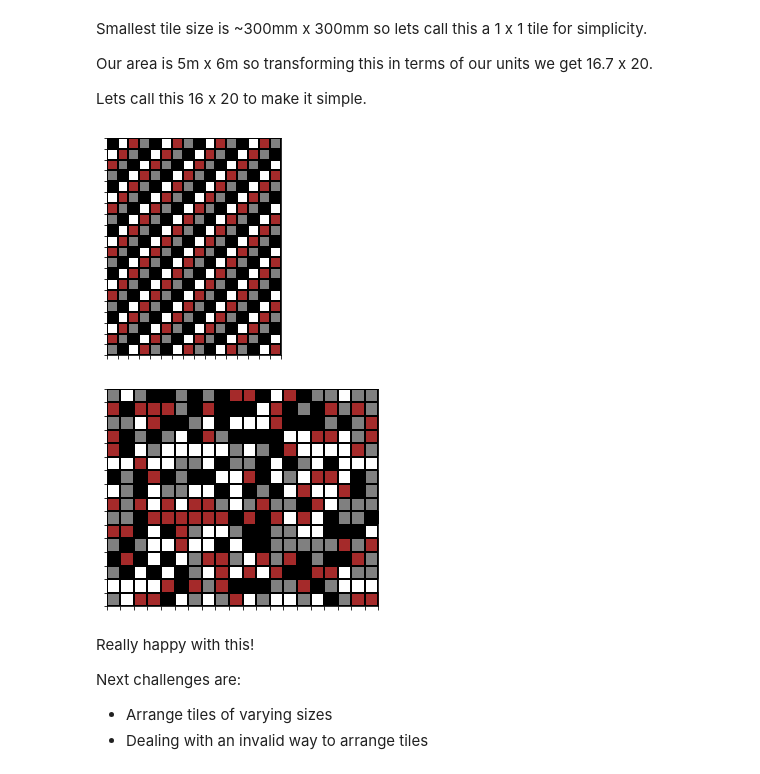
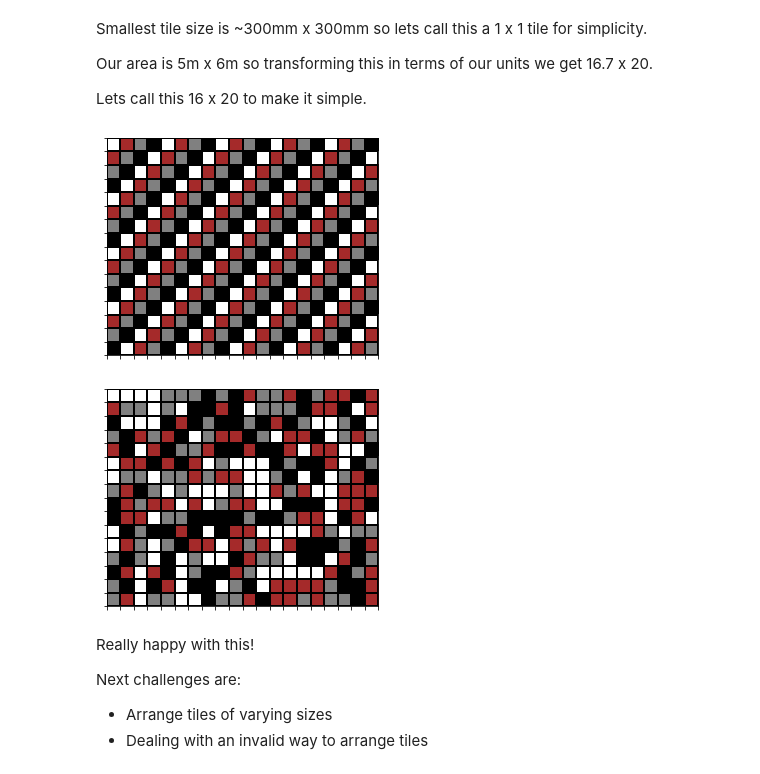
Before and after one commit to amashford/Garden_Tiles, a Jupyter notebook: Garden_Tiles.ipynb, the cells around one changed output. Drawn from its saved outputs; the diff is of its cells as text; code cells hidden in the pictures.

Commit message:
Add in ability to use different sized tiles

```diff
--- a/Garden_Tiles.ipynb
+++ b/Garden_Tiles.ipynb
@@ -315,7 +317,7 @@ def place_tiles(area , tiles, type = 'ordered'):
         prev_tile = cur_row_tiles[0]
     return placement
 # %%
-data = {'Tile_Label':  ['B','W','R','G'],
+data = {'Tile_Label':  ['A','B','C','D'],
         'Tile_Length': [1,1,1,1],
         'Tile_Width': [1,1,1,1],
         'Tile_Colour':['black','white','red','green']}
@@ -384,7 +386,7 @@ colour_tiles(df4,area,'random')
 # %% [markdown]
 Let's try an arrangement similar to the proportions of our problem to solve
 # %%
-data = {'Tile_Label':  ['Bl','Wh','Br','Gr'],
+data = {'Tile_Label':  ['A','B','C','D'],
         'Tile_Length': [1,1,1,1],
         'Tile_Width': [1,1,1,1],
         'Tile_Colour':['black','white','brown','grey']}
@@ -398,14 +400,14 @@ Our area is 5m x 6m so transforming this in terms of our units we get 16.7 x 20.
 Lets call this 16 x 20 to make it simple.
 # %%
 #Ordered
-colour_tiles(df5,[16,20])
+colour_tiles(df5,[20,16])
 # %% [output]
-[figure, old version]
+[figure, new version]
 # %%
 #random
 colour_tiles(tiles = df5, area = [20,16], type = 'random')
 # %% [output]
-[figure, old version]
+[figure, new version]
 # %% [markdown]
 Really happy with this!
 
```
Also changed, not shown: parts of 14 cells of this notebook.
